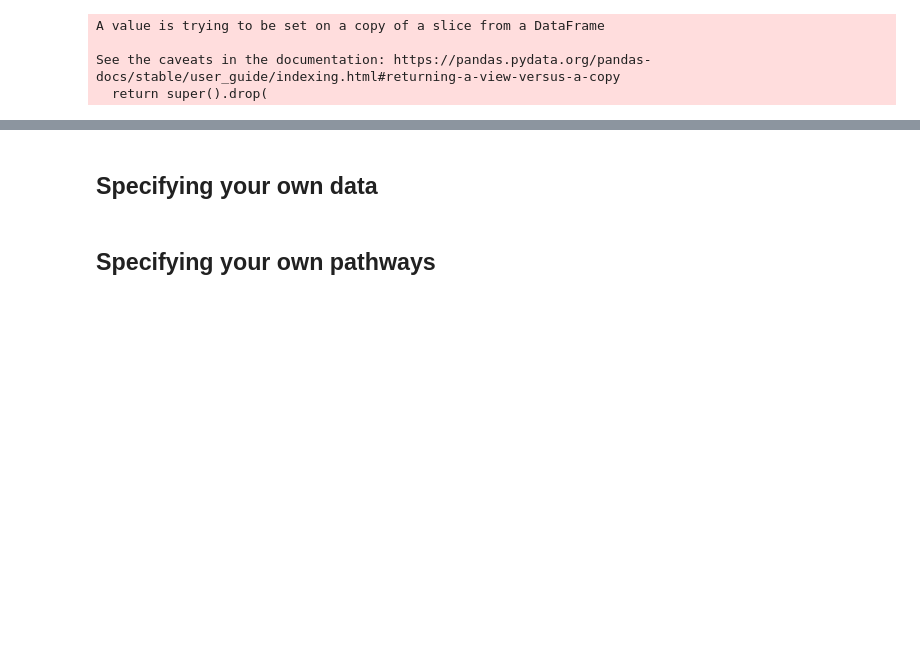
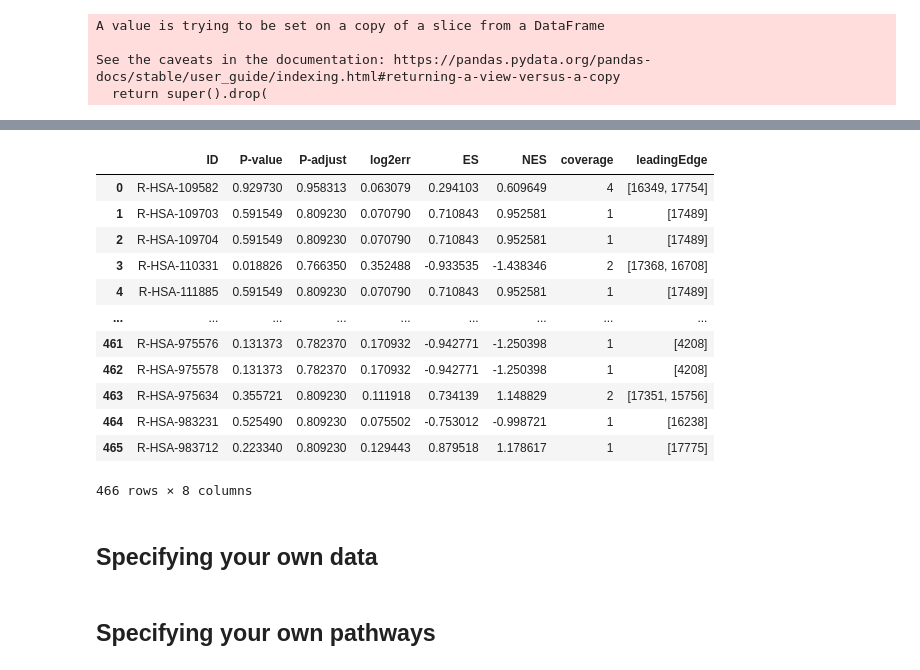
Before and after one commit to cwieder/py-ssPA, a Jupyter notebook: sspa_walkthrough.ipynb, the cells around one changed output, grey strips where cells are left out. Drawn from its saved outputs; the diff is of its cells as text; code cells hidden in the pictures; blank space fills up the shorter version.

```diff
--- a/sspa_walkthrough.ipynb
+++ b/sspa_walkthrough.ipynb
@@ -370,3 +401,19 @@ ora_res
+# %%
+gsea_res
+# %% [output]
+|  | ID | P-value | P-adjust | log2err | ES | NES | coverage | leadingEdge |
+| 0 | R-HSA-109582 | 0.929730 | 0.958313 | 0.063079 | 0.294103 | 0.609649 | 4 | [16349, 17754] |
+| 1 | R-HSA-109703 | 0.591549 | 0.809230 | 0.070790 | 0.710843 | 0.952581 | 1 | [17489] |
+| 2 | R-HSA-109704 | 0.591549 | 0.809230 | 0.070790 | 0.710843 | 0.952581 | 1 | [17489] |
+| 3 | R-HSA-110331 | 0.018826 | 0.766350 | 0.352488 | -0.933535 | -1.438346 | 2 | [17368, 16708] |
+| 4 | R-HSA-111885 | 0.591549 | 0.809230 | 0.070790 | 0.710843 | 0.952581 | 1 | [17489] |
+| ... | ... | ... | ... | ... | ... | ... | ... | ... |
+| 461 | R-HSA-975576 | 0.131373 | 0.782370 | 0.170932 | -0.942771 | -1.250398 | 1 | [4208] |
+| 462 | R-HSA-975578 | 0.131373 | 0.782370 | 0.170932 | -0.942771 | -1.250398 | 1 | [4208] |
+| 463 | R-HSA-975634 | 0.355721 | 0.809230 | 0.111918 | 0.734139 | 1.148829 | 2 | [17351, 15756] |
+| 464 | R-HSA-983231 | 0.525490 | 0.809230 | 0.075502 | -0.753012 | -0.998721 | 1 | [16238] |
+| 465 | R-HSA-983712 | 0.223340 | 0.809230 | 0.129443 | 0.879518 | 1.178617 | 1 | [17775] |
+466 rows × 8 columns
 # %% [markdown]
 ## Specifying your own data
 # %%
```
Also changed, not shown: parts of 11 cells of this notebook, 2 other files.
